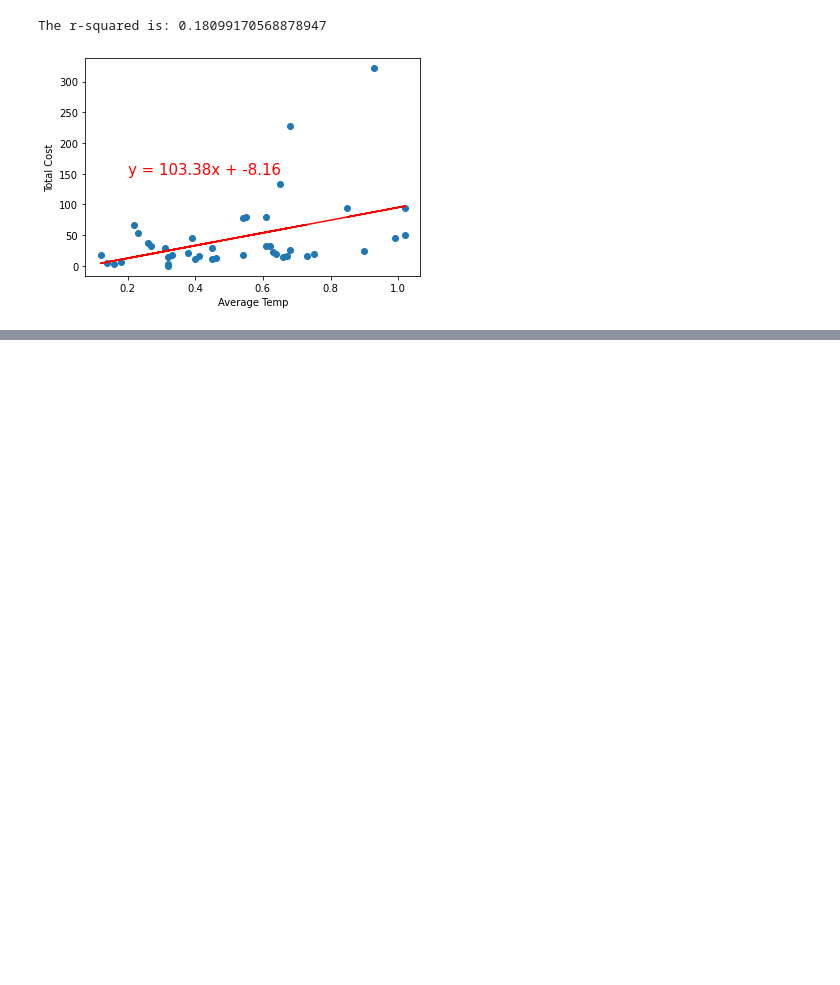
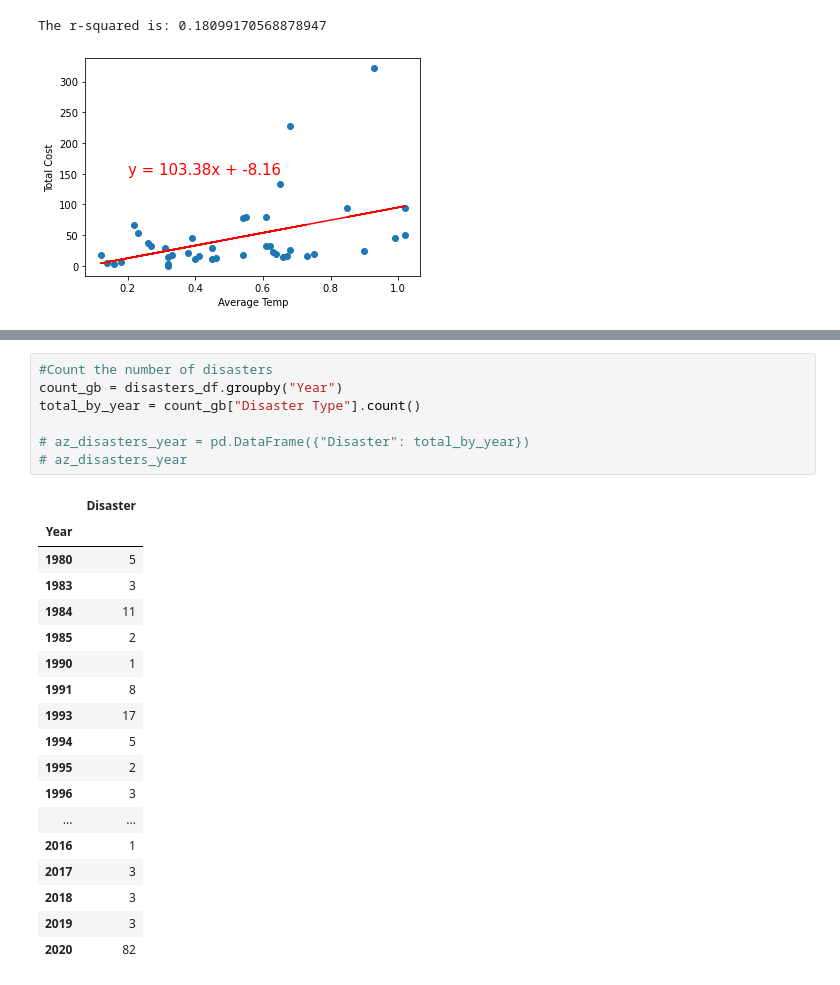
Before and after one commit to erinmann12/climate-project, a Jupyter notebook: MainProject.ipynb, the cells around one changed output, grey strips where cells are left out. Saved outputs shown, nothing was run; the diff lists cells and outputs as text; blank space fills up the shorter version.

```diff
--- a/MainProject.ipynb
+++ b/MainProject.ipynb
@@ -562,0 +621,26 @@ The r-squared is: 0.18099170568878947
+# %%
+#Count the number of disasters
+count_gb = disasters_df.groupby("Year")
+total_by_year = count_gb["Disaster Type"].count()
+
+# az_disasters_year = pd.DataFrame({"Disaster": total_by_year})
+# az_disasters_year
+# %% [output]
+|  | Disaster |
+| Year |  |
+| 1980 | 5 |
+| 1983 | 3 |
+| 1984 | 11 |
+| 1985 | 2 |
+| 1990 | 1 |
+| 1991 | 8 |
+| 1993 | 17 |
+| 1994 | 5 |
+| 1995 | 2 |
+| 1996 | 3 |
+| ... | ... |
+| 2016 | 1 |
+| 2017 | 3 |
+| 2018 | 3 |
+| 2019 | 3 |
+| 2020 | 82 |
```
Also changed, not shown: parts of 5 cells of this notebook.
